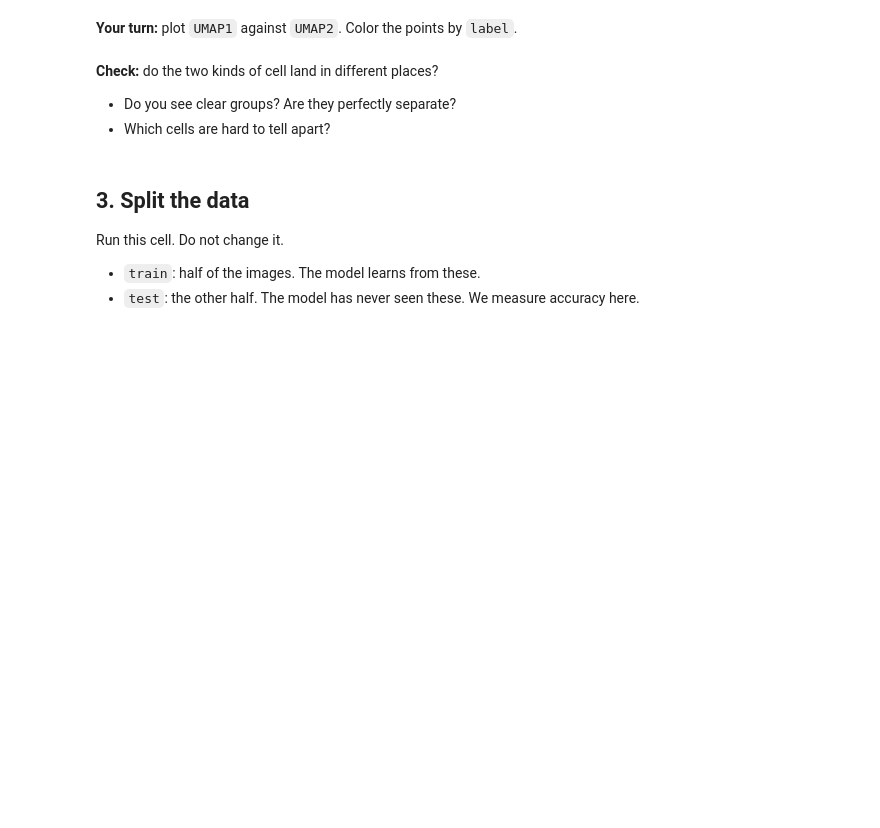
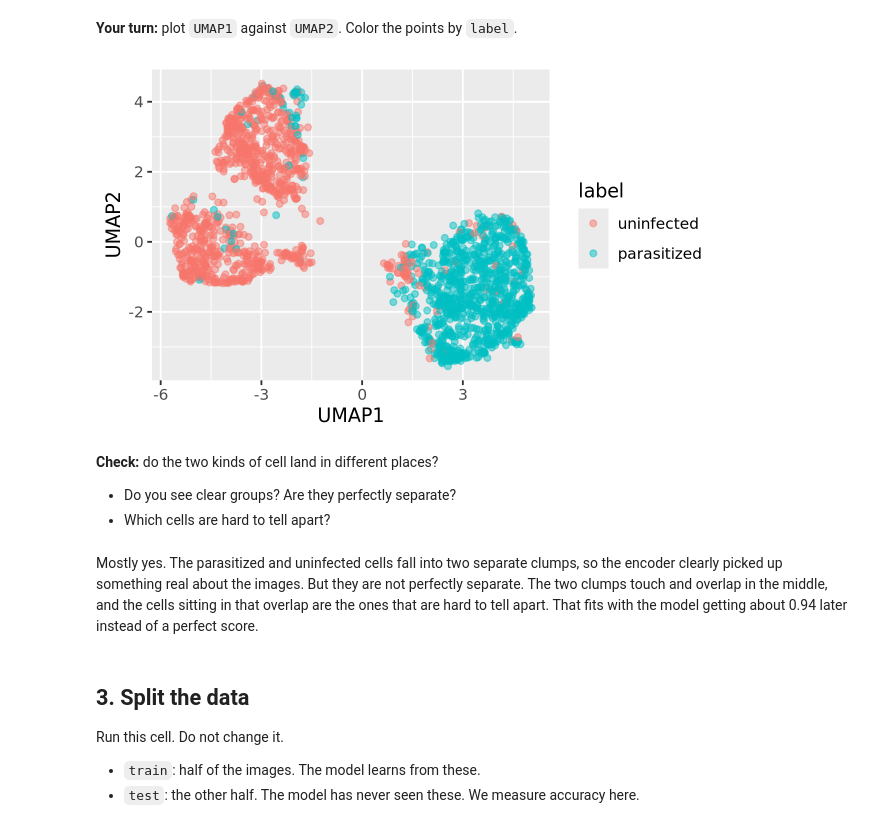
Before and after one commit to KevinMa20/codespace, a Jupyter notebook: exercises/17-encoder-exercise.ipynb, the cells around one changed output. Saved outputs shown, nothing was run; the diff lists cells and outputs as text; code cells hidden in the pictures; blank space fills up the shorter version.

Commit message:
complete exercises/17-encoder-exercise.ipynb

```diff
--- a/exercises/17-encoder-exercise.ipynb
+++ b/exercises/17-encoder-exercise.ipynb
@@ -44,12 +72,17 @@ umap_coords |> head()
 # %% [markdown]
 **Your turn:** plot `UMAP1` against `UMAP2`. Color the points by `label`.
 # %%
-# Chart code goes here
+ggplot(umap_coords, aes(x = UMAP1, y = UMAP2, color = label)) +
+    geom_point(alpha = 0.5)
+# %% [output]
+[figure, added]
 # %% [markdown]
 **Check:** do the two kinds of cell land in different places?
 
 - Do you see clear groups? Are they perfectly separate?
 - Which cells are hard to tell apart?
+# %% [markdown]
+Mostly yes. The parasitized and uninfected cells fall into two separate clumps, so the encoder clearly picked up something real about the images. But they are not perfectly separate. The two clumps touch and overlap in the middle, and the cells sitting in that overlap are the ones that are hard to tell apart. That fits with the model getting about 0.94 later instead of a perfect score.
 # %% [markdown]
 ## 3. Split the data
 
```
Also changed, not shown: parts of 9 cells of this notebook, 2 other files.
